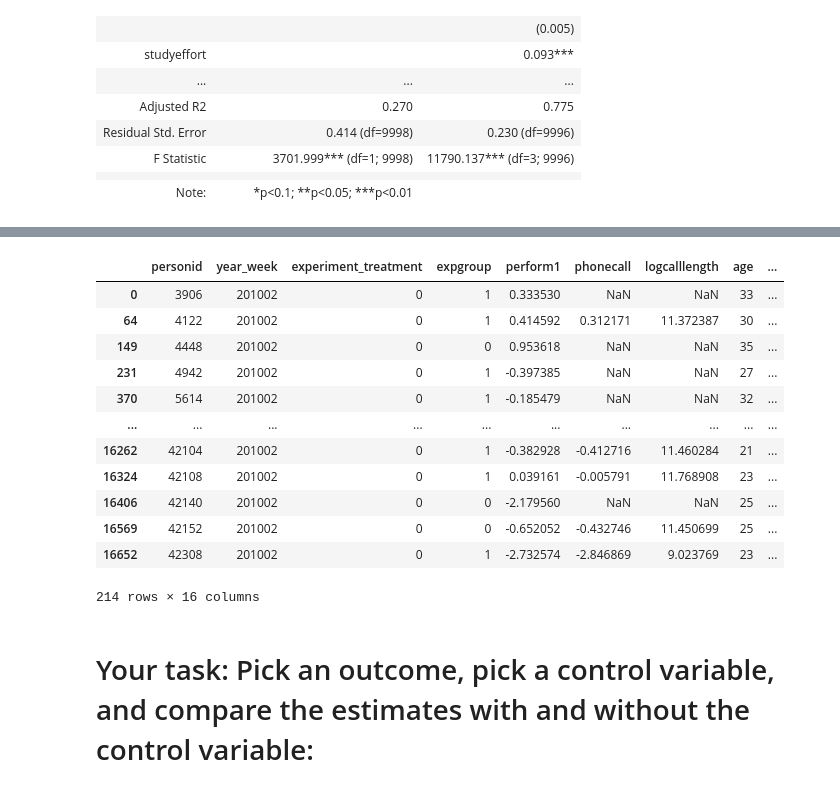
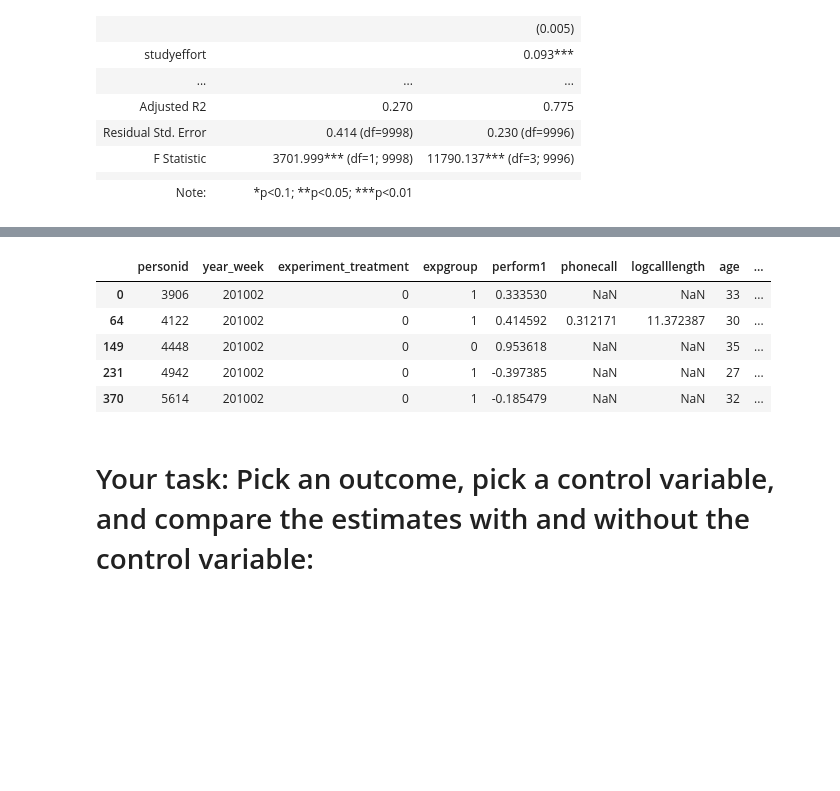
Before and after one commit to BA472/course_materials, a Jupyter notebook: python_guide/regression.ipynb, the cells around one changed output, grey strips where cells are left out. Cells and saved outputs as stored; diff of their text form; code cells hidden in the pictures; blank space fills up the shorter version.

```diff
--- a/python_guide/regression.ipynb
+++ b/python_guide/regression.ipynb
@@ -219,25 +229,16 @@ Variable definitions:
 # %%
-#  Regression on real dataset:
+#  Read in dataset and subset:
 data_wfh = pd.read_csv("wfh_small_heterog.csv")
 data_wfh = data_wfh[data_wfh['year_week'] == 201002]
 
-
-
-data_wfh
+data_wfh.head()
 # %% [output]
 |  | personid | year_week | experiment_treatment | expgroup | perform1 | phonecall | logcalllength | age | ... |
 | 0 | 3906 | 201002 | 0 | 1 | 0.333530 | NaN | NaN | 33 | ... |
 | 64 | 4122 | 201002 | 0 | 1 | 0.414592 | 0.312171 | 11.372387 | 30 | ... |
 | 149 | 4448 | 201002 | 0 | 0 | 0.953618 | NaN | NaN | 35 | ... |
 | 231 | 4942 | 201002 | 0 | 1 | -0.397385 | NaN | NaN | 27 | ... |
 | 370 | 5614 | 201002 | 0 | 1 | -0.185479 | NaN | NaN | 32 | ... |
-| ... | ... | ... | ... | ... | ... | ... | ... | ... | ... |
-| 16262 | 42104 | 201002 | 0 | 1 | -0.382928 | -0.412716 | 11.460284 | 21 | ... |
-| 16324 | 42108 | 201002 | 0 | 1 | 0.039161 | -0.005791 | 11.768908 | 23 | ... |
-| 16406 | 42140 | 201002 | 0 | 0 | -2.179560 | NaN | NaN | 25 | ... |
-| 16569 | 42152 | 201002 | 0 | 0 | -0.652052 | -0.432746 | 11.450699 | 25 | ... |
-| 16652 | 42308 | 201002 | 0 | 1 | -2.732574 | -2.846869 | 9.023769 | 23 | ... |
-214 rows × 16 columns
 # %% [markdown]
 # Your task: Pick an outcome, pick a control variable, and compare the estimates with and without the control variable:
 # %%
```
Also changed, not shown: parts of 2 cells of this notebook.
